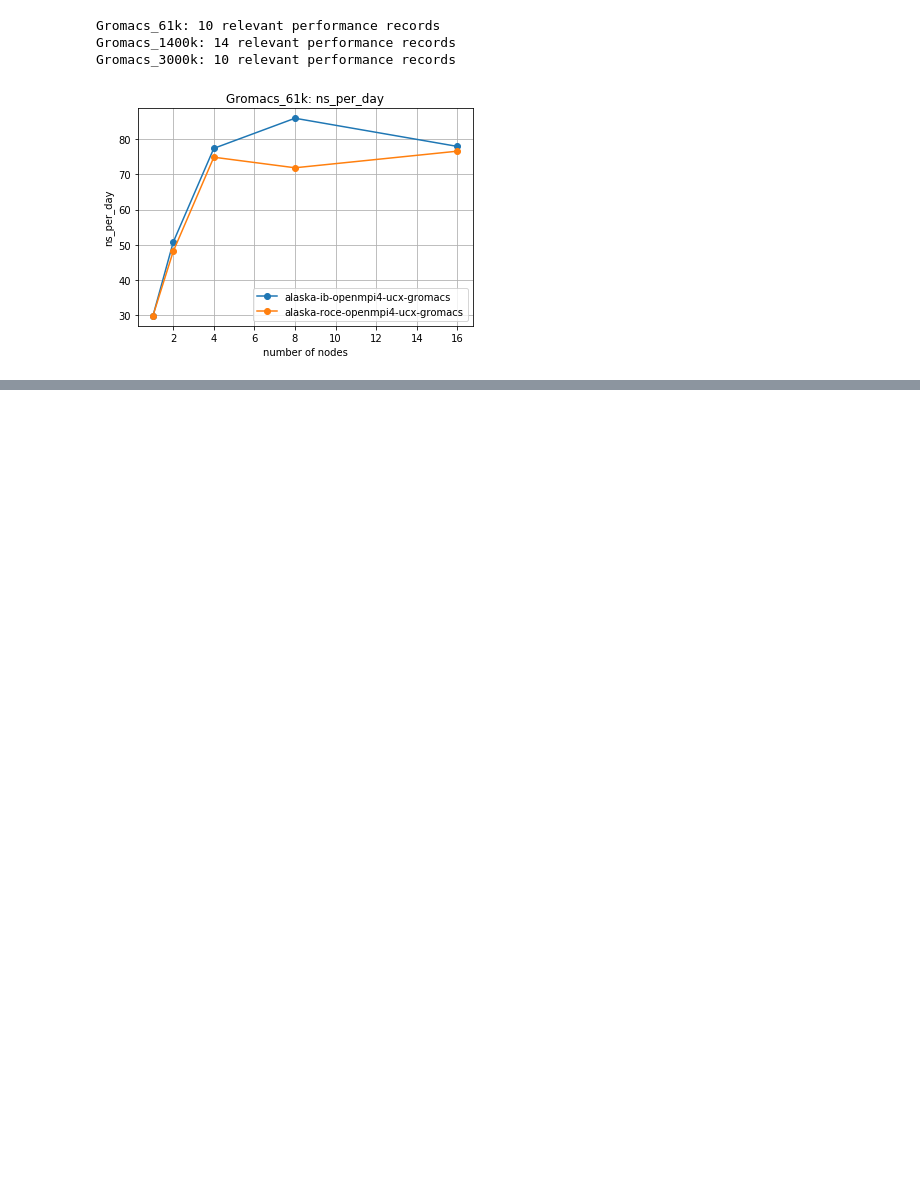
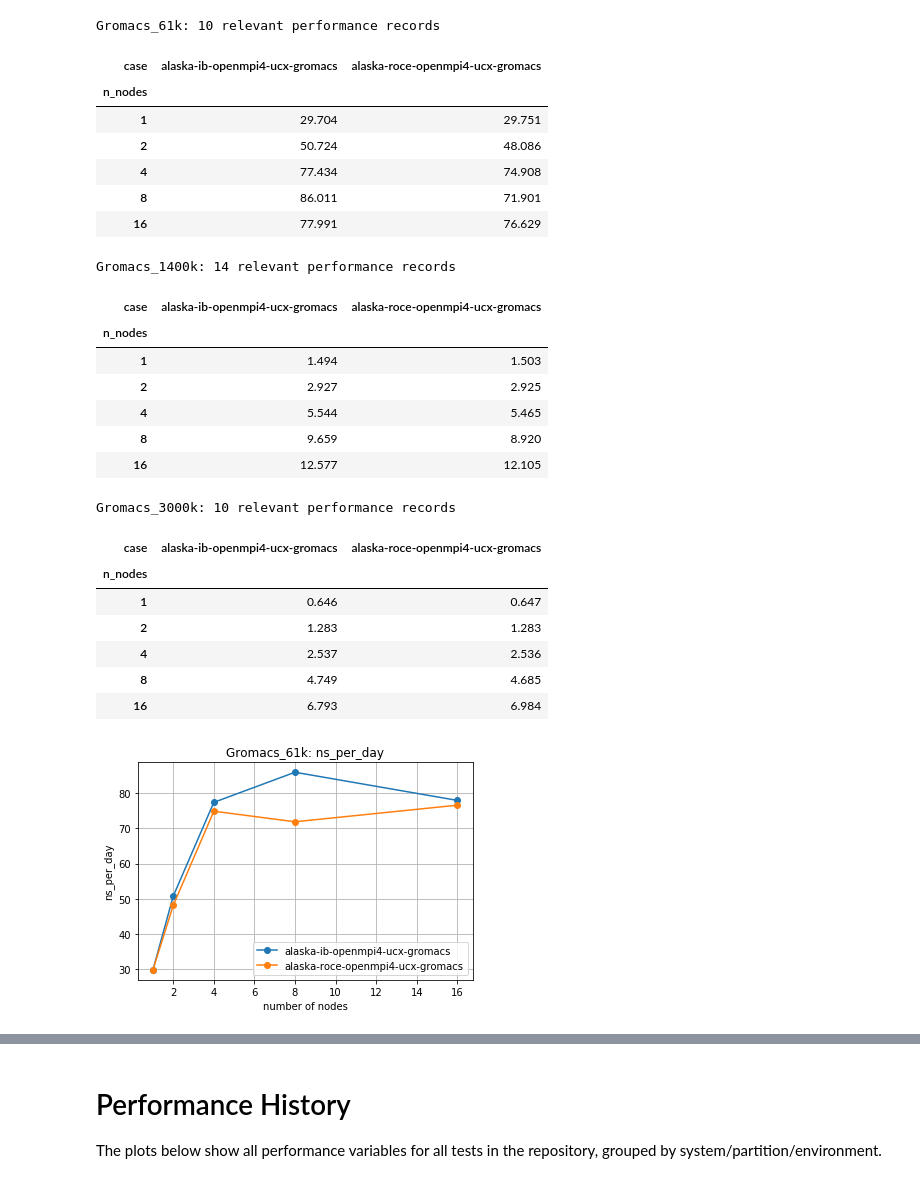
Before and after one commit to ukri-excalibur/excalibur-tests, a Jupyter notebook: gromacs/Gromacs.ipynb, the cells around one changed output, grey strips where cells are left out. Cells and saved outputs as stored; diff of their text form; code cells hidden in the pictures; blank space fills up the shorter version.

Commit message:
add basic tabulation for gromacs

```diff
--- a/gromacs/Gromacs.ipynb
+++ b/gromacs/Gromacs.ipynb
@@ -12,38 +25,72 @@ import modules
 # %%
-# Plot ns_per_day vs number of nodes, for most-recent test per system/partition/environment
-# Higher values are better.
+from IPython.display import display, HTML
 
 for test in ['Gromacs_61k', 'Gromacs_1400k', 'Gromacs_3000k']:
 
     # Load performance records & filter to those for ns_per_day:
     perf_records = modules.utils.load_perf_logs('../perflogs', test, '.log')
     perf_records = perf_records.loc[perf_records['perf_var'] == 'ns_per_day']
     print('%s: %i relevant performance records' % (test, len(perf_records)))
     #print(perf_records)
 
     # calculate number of nodes:
     perf_records['n_nodes'] = [int(tn.rsplit('_')[-1]) for tn in perf_records['testname']]
+#     print(perf_records)
 
-    # find newest value for each
+    # tabulate:
+    # keep only the LAST record in each system/partition/environment for each number of nodes
+    table = perf_records.sort_index().groupby(['sysname', 'partition', 'environ', 'n_nodes']).tail(1)
+    table['case'] = table[['sysname', 'partition', 'environ']].agg('-'.join, axis=1)
+    table = table.pivot(index='n_nodes', columns='case', values='perf_value')
+    display(HTML(table.to_html()))
+    print()
 
     # plot:
     fig, ax = plt.subplots(nrows=1, ncols=1)
     for spe, data in perf_records.groupby(['sysname', 'partition', 'environ']):
         data = data.drop_duplicates(subset=['n_nodes'], keep='last') # i.e. most recent
         data = data.sort_values(by='n_nodes')
-        ax.plot('n_nodes', 'perf_value', 'o-', data=data, label='-'.join(spe))
+        spe_label = '-'.join(spe)
+        #print(data[['n_nodes', 'perf_value']])
+        ax.plot('n_nodes', 'perf_value', 'o-', data=data, label=spe_label)
+
 
     # format:
     ax.set_title('%s: %s' % (test, 'ns_per_day'))
     ax.legend()
     ax.grid()
     ax.set_xlabel('number of nodes')
     ax.set_ylabel(perf_var)
 # %% [output]
 Gromacs_61k: 10 relevant performance records
-Gromacs_1400k: 14 relevant performance records
-Gromacs_3000k: 10 relevant performance records
+| case | alaska-ib-openmpi4-ucx-gromacs | alaska-roce-openmpi4-ucx-gromacs |
+| n_nodes |  |  |
+| 1 | 29.704 | 29.751 |
+| 2 | 50.724 | 48.086 |
+| 4 | 77.434 | 74.908 |
+| 8 | 86.011 | 71.901 |
+| 16 | 77.991 | 76.629 |
+Gromacs_1400k: 14 relevant performance records
+| case | alaska-ib-openmpi4-ucx-gromacs | alaska-roce-openmpi4-ucx-gromacs |
+| n_nodes |  |  |
+| 1 | 1.494 | 1.503 |
+| 2 | 2.927 | 2.925 |
+| 4 | 5.544 | 5.465 |
+| 8 | 9.659 | 8.920 |
+| 16 | 12.577 | 12.105 |
+Gromacs_3000k: 10 relevant performance records
+| case | alaska-ib-openmpi4-ucx-gromacs | alaska-roce-openmpi4-ucx-gromacs |
+| n_nodes |  |  |
+| 1 | 0.646 | 0.647 |
+| 2 | 1.283 | 1.283 |
+| 4 | 2.537 | 2.536 |
+| 8 | 4.749 | 4.685 |
+| 16 | 6.793 | 6.984 |
 [figure]
 [figure]
 [figure]
+# %% [markdown]
+# Performance History
+
+The plots below show all performance variables for all tests in the repository, grouped by system/partition/environment.
 # %%
```
Also changed, not shown: parts of 3 cells of this notebook, 1 other file.
